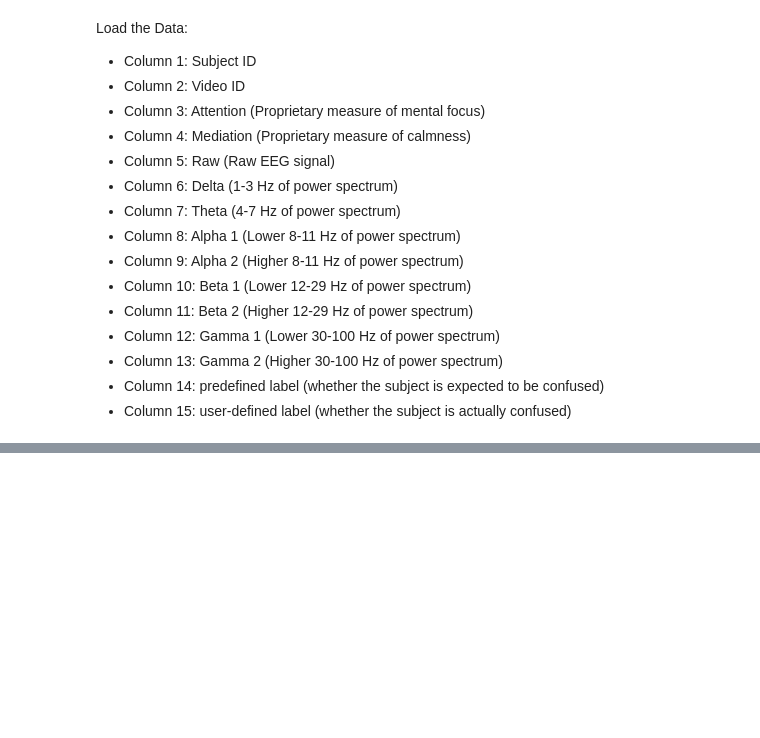
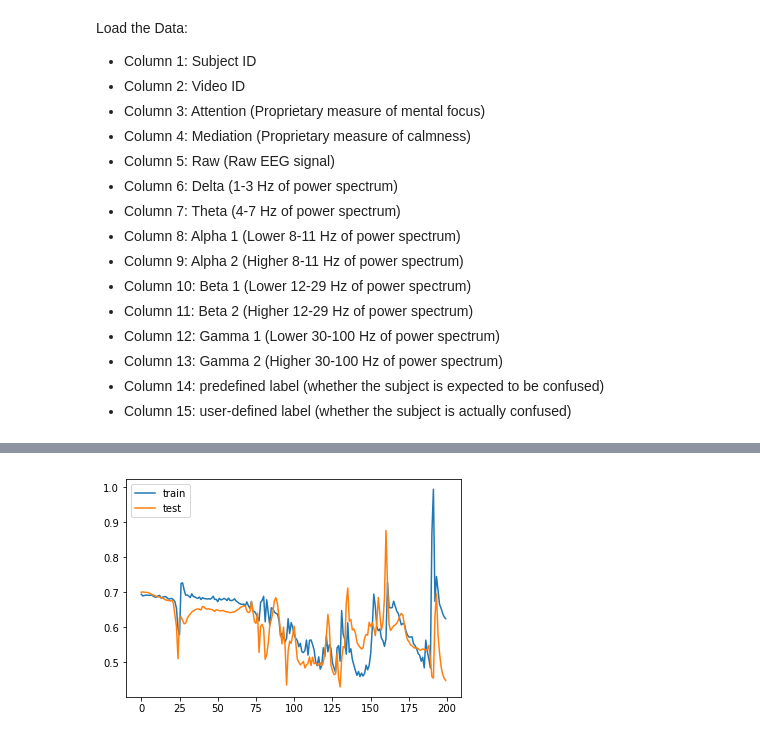
Before and after one commit to mehmani/DNNs-for-EEG-Signals, a Jupyter notebook: Untitled.ipynb, the cells around one changed output, grey strips where cells are left out. Saved outputs shown, nothing was run; the diff lists cells and outputs as text; code cells hidden in the pictures; blank space fills up the shorter version.

```diff
--- a/Untitled.ipynb
+++ b/Untitled.ipynb
@@ -27,0 +316,11 @@ plt.show()
+# %%
+from pandas import read_csv
+import matplotlib.pyplot as plt
+from matplotlib import pyplot as plt
+import numpy as np
+np.random.seed = 7
+dataset = read_csv('EEGdata.csv', engine = 'python', skipfooter=2)
+dataset = dataset.values.astype('float32')
+NormDataG = [NormSignal(dataset[:,i], i) for i in range(0,15)]
+NormDataG = np.array(NormDataG)
+NormDataG = NormDataG.T
@@ -27,0 +365,4 @@ plt.show()
+# %%
+Leave_One_Out = 1
+Train =  NormDataG [(NormDataG[:,0]!=Leave_One_Out)]
+Test =  NormDataG [(NormDataG[:,0]==Leave_One_Out)]
@@ -27,0 +443,21 @@ plt.show()
+# %%
+# define the model
+from keras.layers.convolutional import Conv1D
+from keras.layers.convolutional import MaxPooling1D
+from random import random
+from random import randint
+from numpy import array
+from numpy import zeros
+from keras.models import Sequential
+from keras.layers import LSTM
+from keras.layers import Dense
+from keras.layers import Flatten
+from keras.layers import TimeDistributed
+from keras.layers import Bidirectional
+
+model5 = Sequential()
+model5.add(Bidirectional(LSTM(50, return_sequences=True), input_shape=(A, 11)))
+model5.add(LSTM(20, dropout=0.3))
+model5.add(Dense(1, activation='sigmoid'))
+model5.compile(loss='binary_crossentropy', optimizer='adam', metrics=['acc'])
+print(model5.summary())
@@ -27,0 +479,10 @@ plt.show()
+# %%
+history = model5.fit(Xtrain, ytrain, epochs=200, batch_size=30, validation_data=(Xtest, ytest), verbose=0)
+# %%
+# plot history
+plt.plot(history.history['loss'], label='train')
+plt.plot(history.history['val_loss'], label='test')
+plt.legend()
+plt.show()
+# %% [output]
+[figure, added]
```
Also changed, not shown: parts of 35 cells of this notebook, 4 other files.
